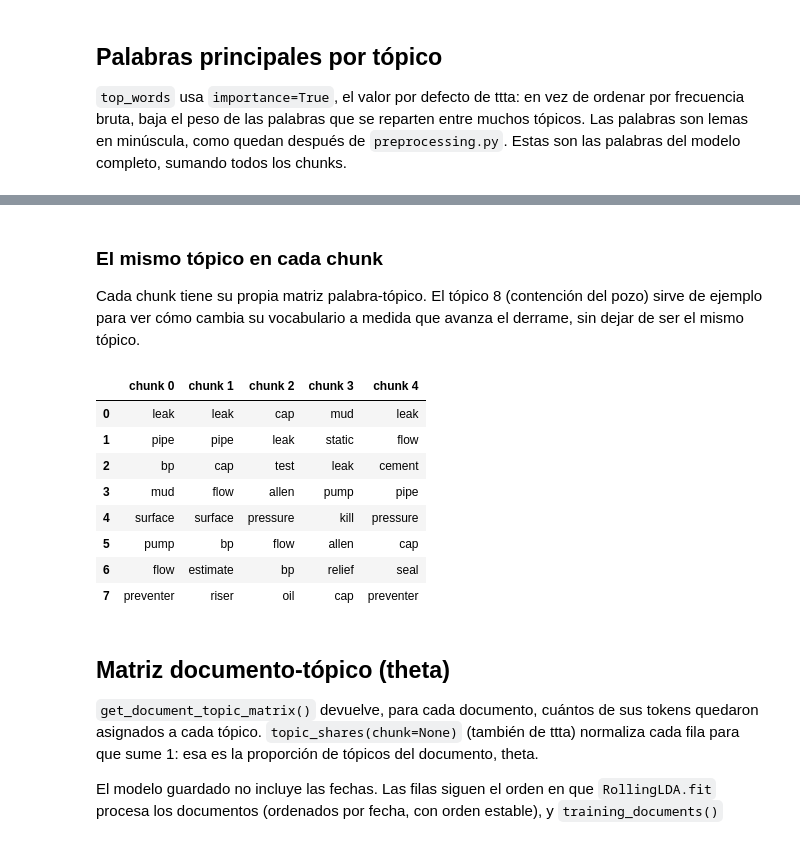
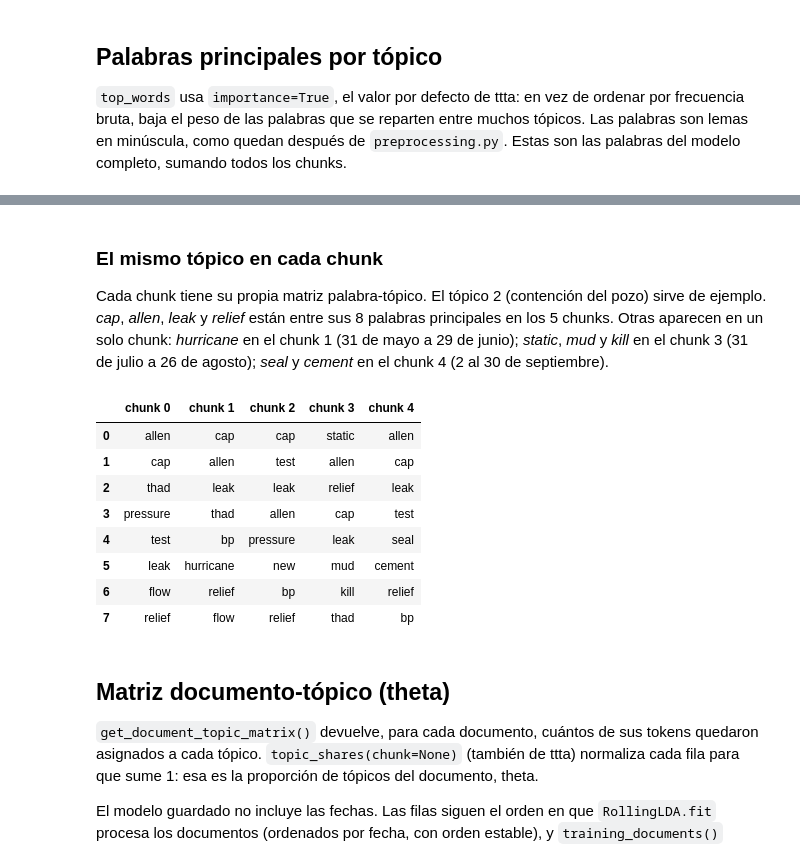
Before and after one commit to danukaz/causal-coherence, a Jupyter notebook: Examples/rolling_lda_bpoil.ipynb, the cells around one changed output, grey strips where cells are left out. Drawn from its saved outputs; the diff is of its cells as text; code cells hidden in the pictures.

```diff
--- a/Examples/rolling_lda_bpoil.ipynb
+++ b/Examples/rolling_lda_bpoil.ipynb
@@ -88,25 +90,28 @@ pd.DataFrame({"palabras": [", ".join(words) for words in top]}).rename_axis("tó
 # %% [markdown]
 ### El mismo tópico en cada chunk
 
-Cada chunk tiene su propia matriz palabra-tópico. El tópico 8 (contención del
-pozo) sirve de ejemplo para ver cómo cambia su vocabulario a medida que avanza
-el derrame, sin dejar de ser el mismo tópico.
+Cada chunk tiene su propia matriz palabra-tópico. El tópico 2 (contención del
+pozo) sirve de ejemplo. *cap*, *allen*, *leak* y *relief* están entre sus 8
+palabras principales en los 5 chunks. Otras aparecen en un solo chunk:
+*hurricane* en el chunk 1 (31 de mayo a 29 de junio); *static*, *mud* y *kill* en
+el chunk 3 (31 de julio a 26 de agosto); *seal* y *cement* en el chunk 4 (2 al 30
+de septiembre).
 # %%
-TOPIC = 8
+TOPIC = 2
 pd.DataFrame({
     f"chunk {c}": roll.top_words(chunk=c, topic=TOPIC, number=8, return_as_data_frame=False)
     for c in range(len(roll.chunk_indices))
 })
 # %% [output]
 |  | chunk 0 | chunk 1 | chunk 2 | chunk 3 | chunk 4 |
-| 0 | leak | leak | cap | mud | leak |
-| 1 | pipe | pipe | leak | static | flow |
-| 2 | bp | cap | test | leak | cement |
-| 3 | mud | flow | allen | pump | pipe |
-| 4 | surface | surface | pressure | kill | pressure |
-| 5 | pump | bp | flow | allen | cap |
-| 6 | flow | estimate | bp | relief | seal |
-| 7 | preventer | riser | oil | cap | preventer |
+| 0 | allen | cap | cap | static | allen |
+| 1 | cap | allen | test | allen | cap |
+| 2 | thad | leak | leak | relief | leak |
+| 3 | pressure | thad | allen | cap | test |
+| 4 | test | bp | pressure | leak | seal |
+| 5 | leak | hurricane | new | mud | cement |
+| 6 | flow | relief | bp | kill | relief |
+| 7 | relief | flow | relief | thad | bp |
 # %% [markdown]
 ## Matriz documento-tópico (theta)
 
```
Also changed, not shown: parts of 10 cells of this notebook.
